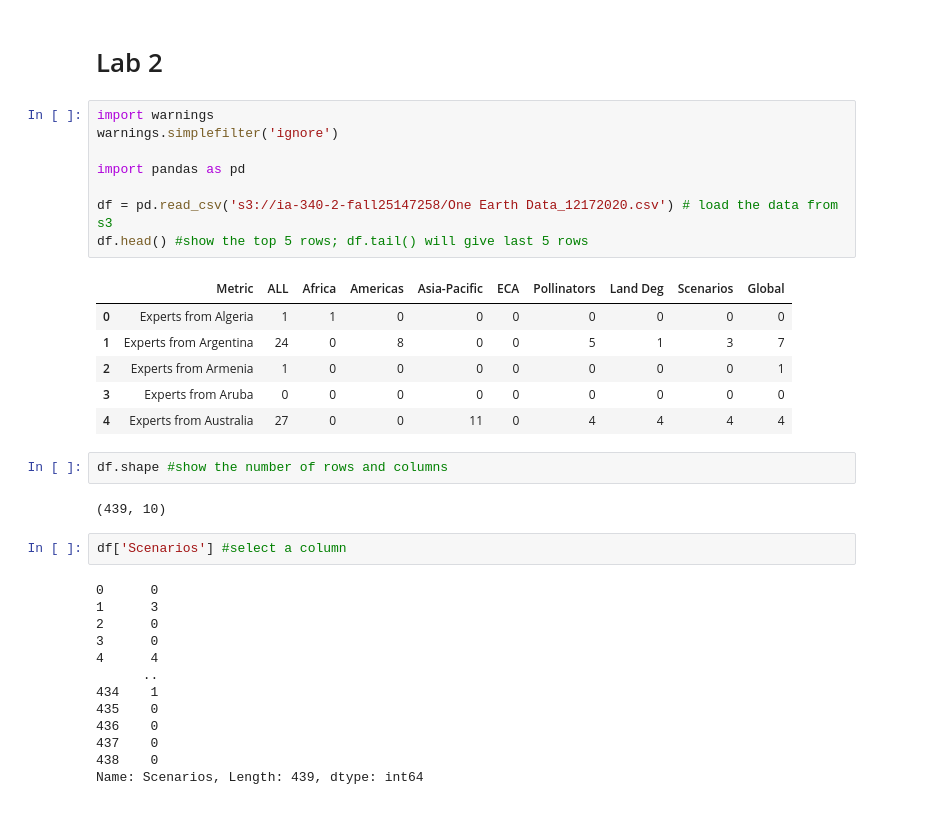
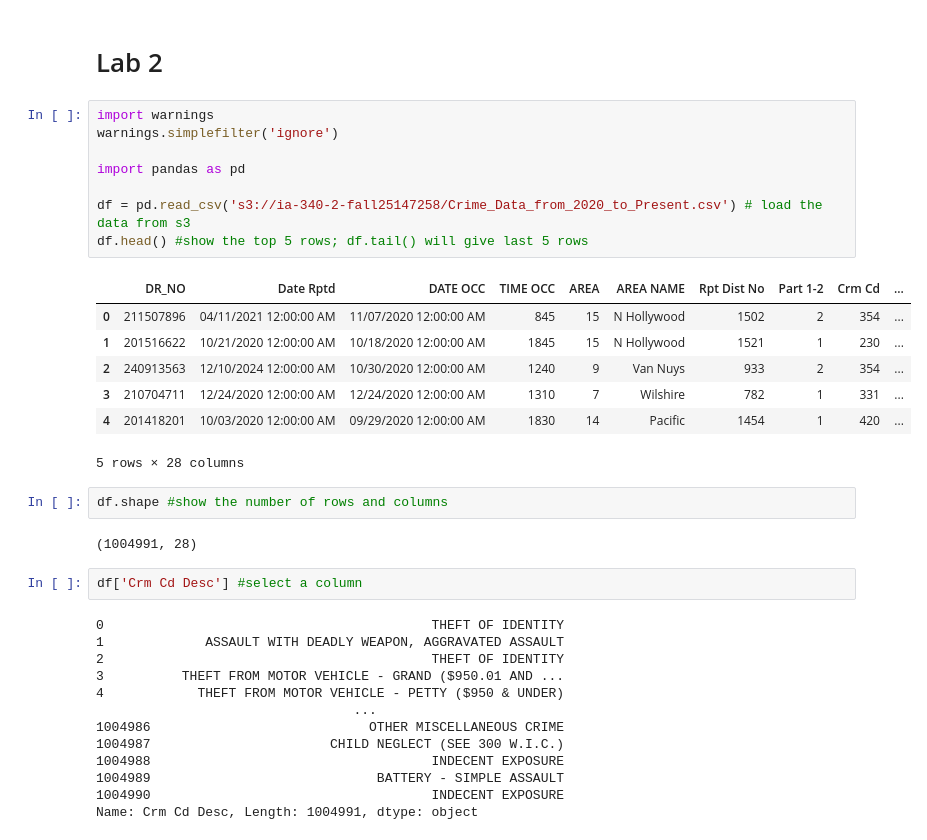
Before and after one commit to DanosAJ4/IA-340-2-Fall25, a Jupyter notebook: lab2.ipynb, the cells around one changed output. Saved outputs shown, nothing was run; the diff lists cells and outputs as text.

```diff
--- a/lab2.ipynb
+++ b/lab2.ipynb
@@ -3,35 +3,36 @@
 # %%
 import warnings
 warnings.simplefilter('ignore')
 
 import pandas as pd
 
-df = pd.read_csv('s3://ia-340-2-fall25147258/One Earth Data_12172020.csv') # load the data from s3
+df = pd.read_csv('s3://ia-340-2-fall25147258/Crime_Data_from_2020_to_Present.csv') # load the data from s3
 df.head() #show the top 5 rows; df.tail() will give last 5 rows
 # %% [output]
-|  | Metric | ALL | Africa | Americas | Asia-Pacific | ECA | Pollinators | Land Deg | Scenarios | Global |
-| 0 | Experts from Algeria | 1 | 1 | 0 | 0 | 0 | 0 | 0 | 0 | 0 |
-| 1 | Experts from Argentina | 24 | 0 | 8 | 0 | 0 | 5 | 1 | 3 | 7 |
-| 2 | Experts from Armenia | 1 | 0 | 0 | 0 | 0 | 0 | 0 | 0 | 1 |
-| 3 | Experts from Aruba | 0 | 0 | 0 | 0 | 0 | 0 | 0 | 0 | 0 |
-| 4 | Experts from Australia | 27 | 0 | 0 | 11 | 0 | 4 | 4 | 4 | 4 |
+|  | DR_NO | Date Rptd | DATE OCC | TIME OCC | AREA | AREA NAME | Rpt Dist No | Part 1-2 | Crm Cd | ... |
+| 0 | 211507896 | 04/11/2021 12:00:00 AM | 11/07/2020 12:00:00 AM | 845 | 15 | N Hollywood | 1502 | 2 | 354 | ... |
+| 1 | 201516622 | 10/21/2020 12:00:00 AM | 10/18/2020 12:00:00 AM | 1845 | 15 | N Hollywood | 1521 | 1 | 230 | ... |
+| 2 | 240913563 | 12/10/2024 12:00:00 AM | 10/30/2020 12:00:00 AM | 1240 | 9 | Van Nuys | 933 | 2 | 354 | ... |
+| 3 | 210704711 | 12/24/2020 12:00:00 AM | 12/24/2020 12:00:00 AM | 1310 | 7 | Wilshire | 782 | 1 | 331 | ... |
+| 4 | 201418201 | 10/03/2020 12:00:00 AM | 09/29/2020 12:00:00 AM | 1830 | 14 | Pacific | 1454 | 1 | 420 | ... |
+5 rows × 28 columns
 # %%
 df.shape #show the number of rows and columns
 # %% [output]
-(439, 10)
+(1004991, 28)
 # %%
-df['Scenarios'] #select a column
+df['Crm Cd Desc'] #select a column
 # %% [output]
-0      0
-1      3
-2      0
-3      0
-4      4
-      ..
-434    1
-435    0
-436    0
-437    0
-438    0
-Name: Scenarios, Length: 439, dtype: int64
+0                                          THEFT OF IDENTITY
+1             ASSAULT WITH DEADLY WEAPON, AGGRAVATED ASSAULT
+2                                          THEFT OF IDENTITY
+3          THEFT FROM MOTOR VEHICLE - GRAND ($950.01 AND ...
+4            THEFT FROM MOTOR VEHICLE - PETTY ($950 & UNDER)
+                                 ...
+1004986                            OTHER MISCELLANEOUS CRIME
+1004987                       CHILD NEGLECT (SEE 300 W.I.C.)
+1004988                                    INDECENT EXPOSURE
+1004989                             BATTERY - SIMPLE ASSAULT
+1004990                                    INDECENT EXPOSURE
+Name: Crm Cd Desc, Length: 1004991, dtype: object
 # %%
```
Also changed, not shown: parts of 6 cells of this notebook.
